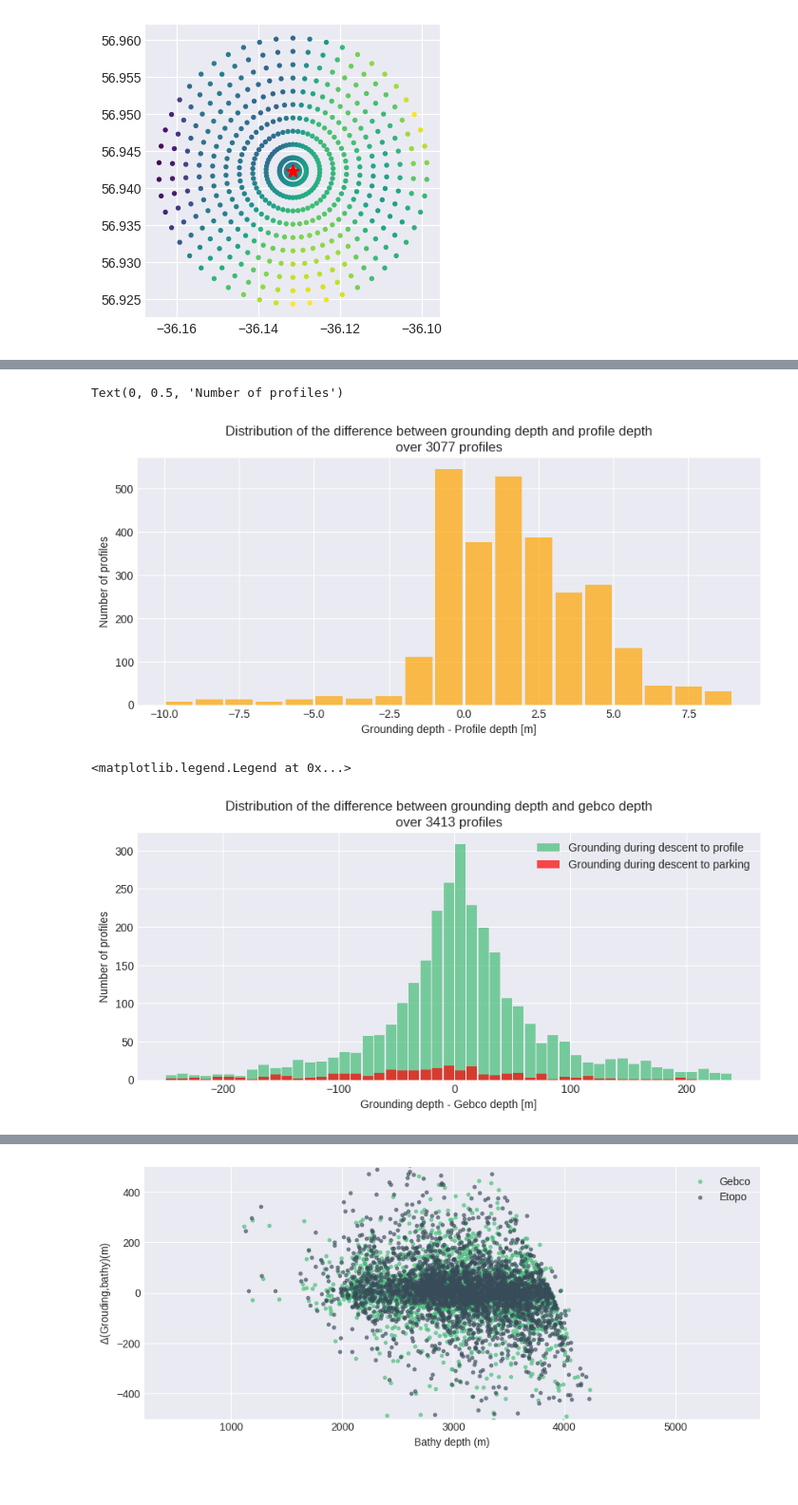
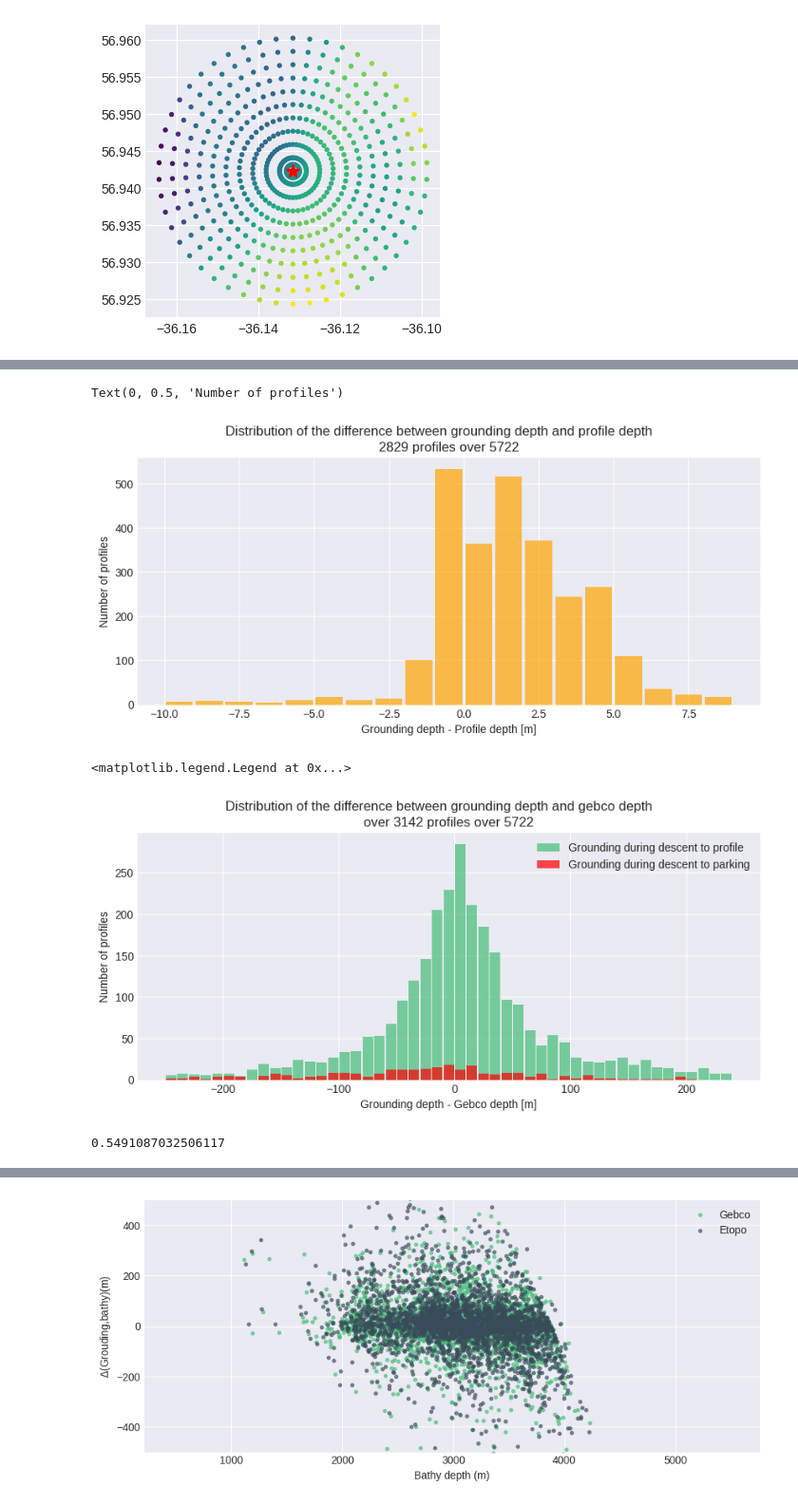
Before and after one commit to quai20/argobathy, a Jupyter notebook: deep_arvor.ipynb, the cells around one changed output, grey strips where cells are left out. Shown at 95% size. Drawn from its saved outputs; the diff is of its cells as text; code cells hidden in the pictures.

```diff
--- a/deep_arvor.ipynb
+++ b/deep_arvor.ipynb
@@ -49,13 +49,14 @@ ix.tail()
 | 2730050 | nmdis/2901633/profiles/R2901633_0... | 2.013053e+13 | 27.895000 | 138.464996 | P | 841 | NM | 20130531181516 |
 | 2730051 | nmdis/2901633/profiles/R2901633_0... | 2.013061e+13 | 27.931000 | 138.089996 | P | 841 | NM | 20130617181801 |
 # %%
-ixs = ix[(ix['profiler_type']=='838')]
+ixs = ix[(ix['profiler_type']=='838')&(ix['date']>=20190000000000)]
+tot_prof = len(ixs)
 ixs = ixs.reset_index().drop(columns='index')
 
 dacs = {'AO':'aoml','BO':'bodc','IF':'coriolis','HZ':'csio','CS':'csiro','IN':'incois','JA':'jma','KM':'kma','KO':'kordi','ME':'meds','NM':'nmdis'}
 ixs['wmo']=[f.split('/')[1] for f in ixs['file']]
 ixs['dac']=[dacs[f] for f in ixs['institution']]
 ixs = ixs.groupby('wmo').max().reset_index()
-ixs.tail()
+ixs
 # %% [output]
 |  | wmo | file | date | latitude | longitude | profiler_type | institution | update | dac |
@@ -328,28 +344,32 @@ data0 = (df1['Zg'].values - df1['Zp'])
 f,ax = plt.subplots(1,1,figsize=(10,4))
 ax.hist(data0, bins=np.arange(-10,10,1.0), density=False, alpha=0.7, color='orange',rwidth=0.9)
 plt.suptitle('Distribution of the difference between grounding depth and profile depth')
-ax.set_title('over '+str(len(df1.N_PROF))+' profiles')
+ax.set_title(str(len(df1.N_PROF))+' profiles over '+str(tot_prof))
 ax.set_xlabel(r'Grounding depth - Profile depth [m]')
 ax.set_ylabel(r'Number of profiles')
 # %% [output]
 Text(0, 0.5, 'Number of profiles')
-[figure, old version]
+[figure, new version]
 # %%
 data0 = (df1['Zg'].values - spread_bathy1['gebco'].mean('PTS')).values
 data1 = (df2['Zg'].values - spread_bathy2['gebco'].mean('PTS')).values
 
 f,ax = plt.subplots(1,1,figsize=(10,4))
 ax.hist(data0, bins=np.arange(-250,250,10.0), density=False, alpha=0.7, color='#44bd76',rwidth=0.9,label='Grounding during descent to profile')
 ax.hist(data1, bins=np.arange(-250,250,10.0), density=False, alpha=0.7, color='red',rwidth=0.9,label='Grounding during descent to parking')
 
 plt.suptitle('Distribution of the difference between grounding depth and gebco depth')
-ax.set_title('over '+str(len(df1.N_PROF)+len(df2.N_PROF))+' profiles')
+ax.set_title('over '+str(len(df1.N_PROF)+len(df2.N_PROF))+' profiles over '+str(tot_prof))
 ax.set_xlabel(r'Grounding depth - Gebco depth [m]')
 ax.set_ylabel(r'Number of profiles')
 ax.legend()
 # %% [output]
 <matplotlib.legend.Legend at 0x...>
-[figure, old version]
+[figure, new version]
+# %%
+3142/5722
+# %% [output]
+0.5491087032506117
 # %%
 data0 = (df1['Zg'].values - spread_bathy1['etopo'].mean('PTS')).values
 data1 = (df2['Zg'].values - spread_bathy2['etopo'].mean('PTS')).values
```
Also changed, not shown: parts of 9 cells of this notebook, 11 other files.
